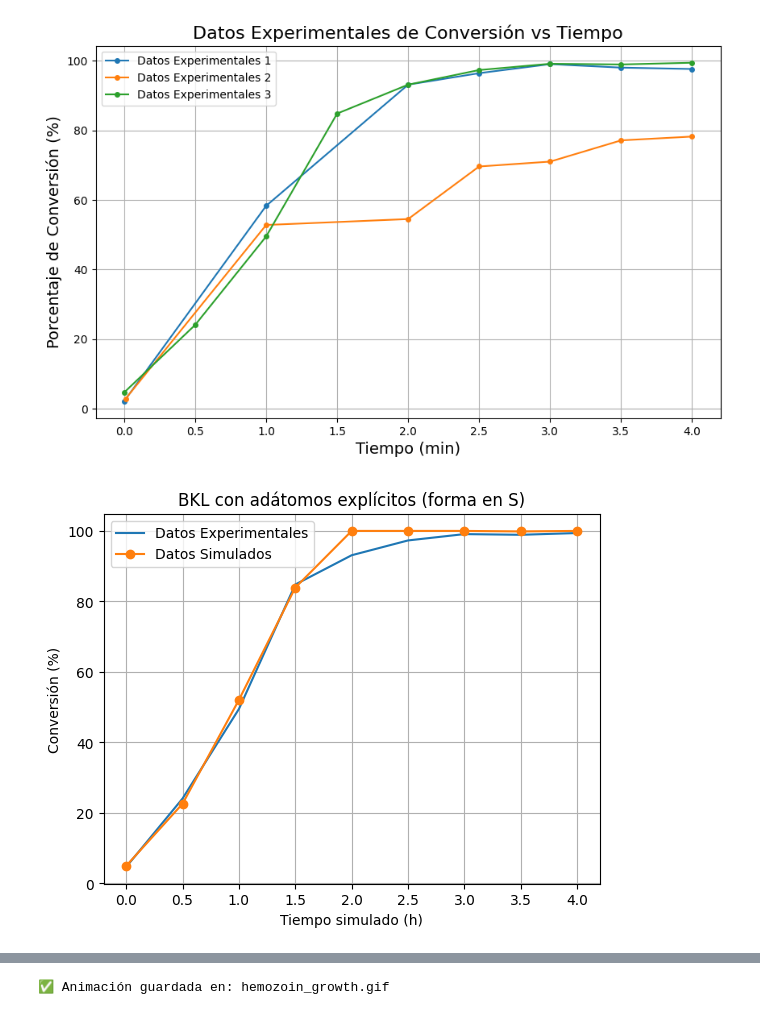
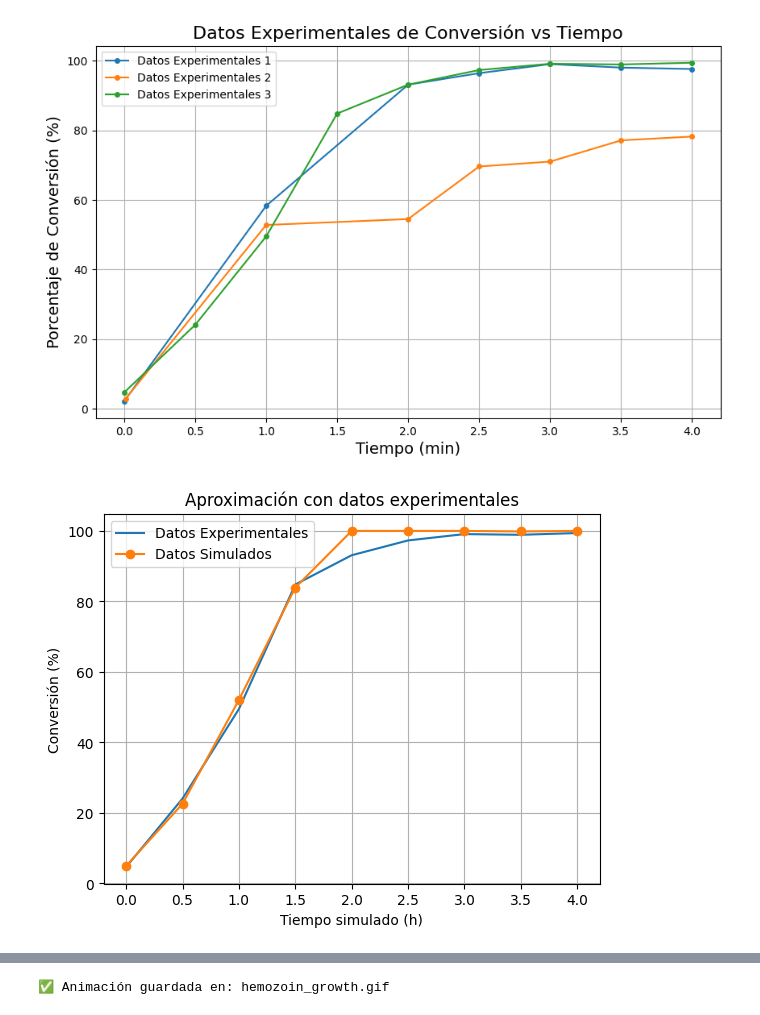
Before and after one commit to hernansalinas/00_TrabajoGradoGerman, a Jupyter notebook: Malaria/Codes/new_approx copy.ipynb, the cells around one changed output, grey strips where cells are left out. Saved outputs shown, nothing was run; the diff lists cells and outputs as text; code cells hidden in the pictures.

```diff
--- a/Malaria/Codes/new_approx copy.ipynb
+++ b/Malaria/Codes/new_approx copy.ipynb
@@ -501,32 +567,32 @@ L.initialize("flat")
 
 params = KMCParams(
     T=300,
     K0_plus=11.671806264584635,
     K_inc_plus=0.5069325183371898,
     E_pb_over_kT=1.2704636027368605,
     phi_over_kT= 1.4792478012079329,
     delta=1.7789686274068774,
     V=0.9943756704678864,
     C_eq=17.856385685984442,          # conv_max ~ 95 %
     S_floor=-5.0, S_ceil=8.0
 )
 
 
 kmc = KMC_BKL(L, params, N_bulk0=2000, rng_seed=123, time_scale=200.0, n_seeds=100)
 
 
 times = np.array(Experiments[2]['Tiempo'])
 snaps = kmc.run(t_end = times[-1], snapshot_times=times)
 
 
 plt.plot(Experiments[2]['Tiempo'], Experiments[2]['Porcentaje'], label='Datos Experimentales')
 plt.plot([t for t,_,_ in snaps],
          [conv for _,_,conv in snaps], marker="o", label = 'Datos Simulados')
 plt.xlabel("Tiempo simulado (h)")
 plt.ylabel("Conversión (%)")
-plt.title("BKL con adátomos explícitos (forma en S)")
+plt.title("Aproximación con datos experimentales")
 plt.legend()
 plt.grid(True)
 plt.show()
 # %% [output]
-[figure, old version]
+[figure, new version]
```
Also changed, not shown: parts of 3 cells of this notebook, 5 other files.
